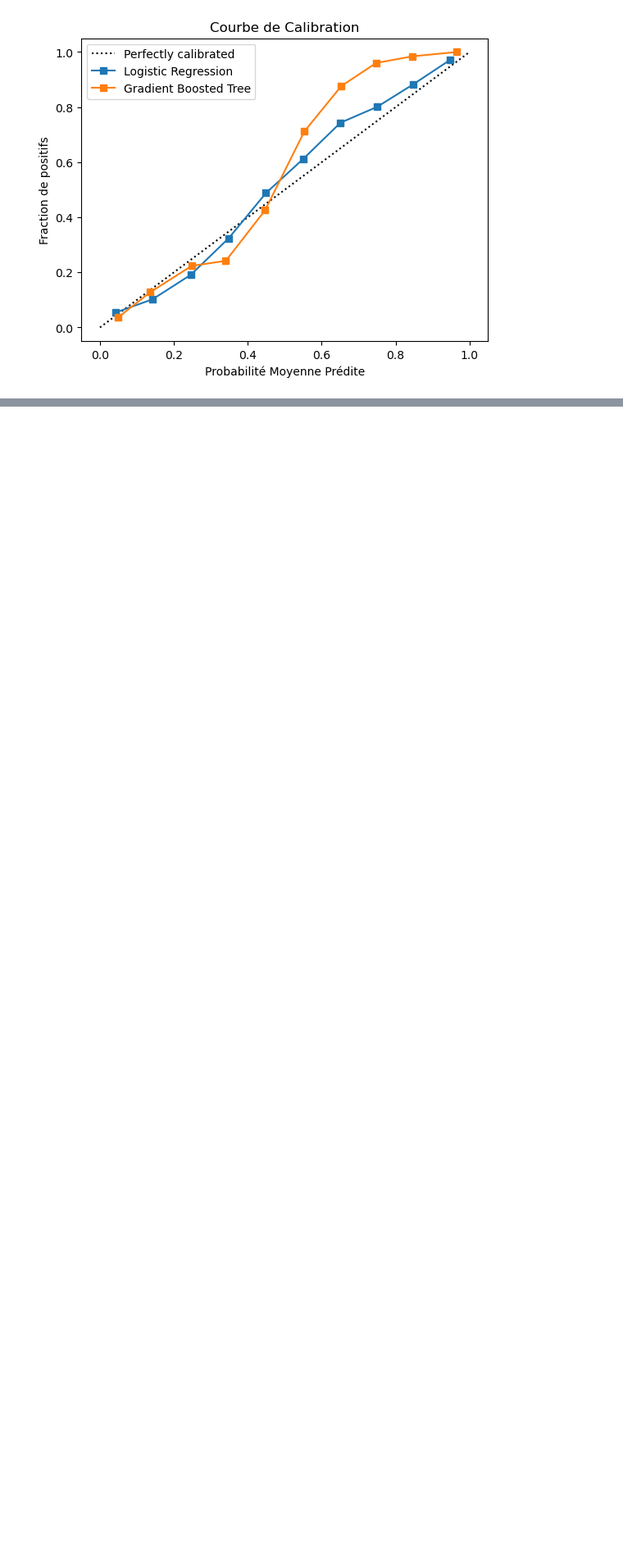
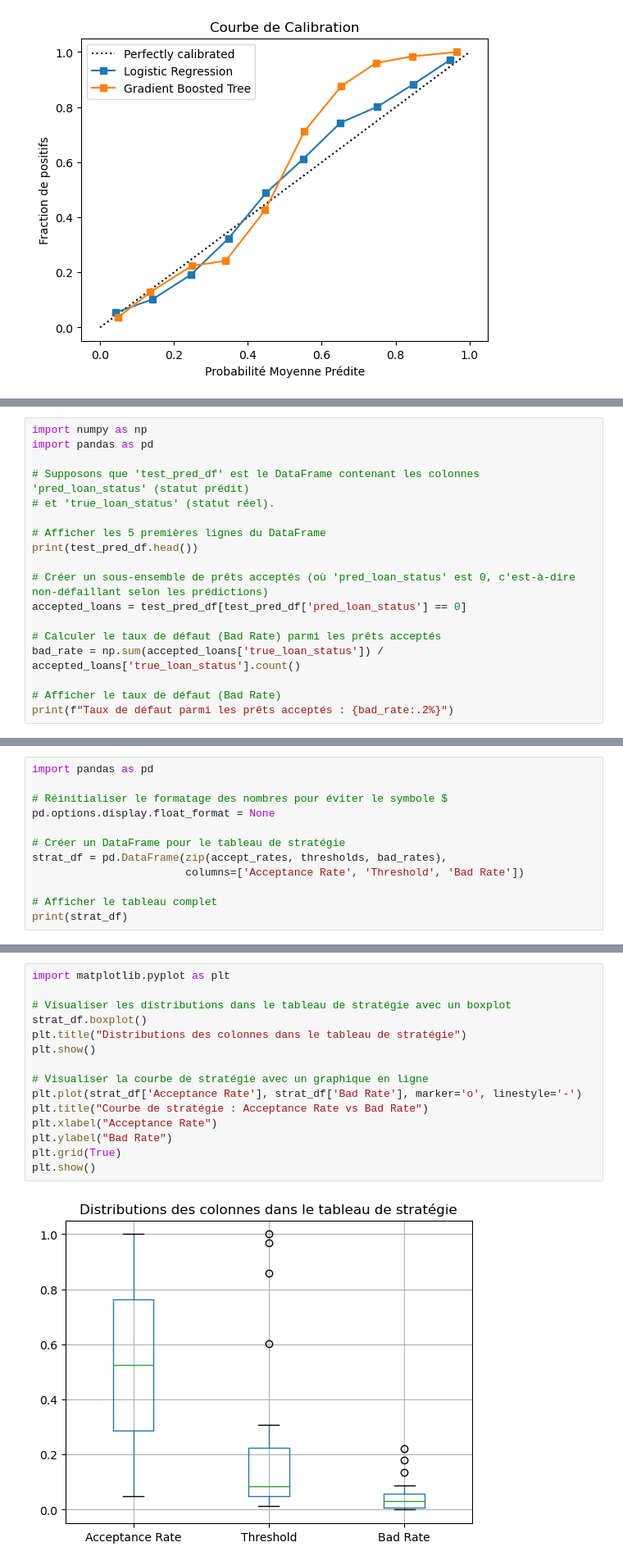
Before and after one commit to FromTchouaffe/portfolio, a Jupyter notebook: pret_data_RegLogVSRegXGBT.ipynb, the cells around one changed output, grey strips where cells are left out. Shown: that part at 82% size. Saved outputs shown, nothing was run; the diff lists cells and outputs as text; blank space fills up the shorter version.

Commit message:
Rajout du tableau de stratégie

```diff
--- a/pret_data_RegLogVSRegXGBT.ipynb
+++ b/pret_data_RegLogVSRegXGBT.ipynb
@@ -174,0 +265,18 @@ plt.show()
+# %%
+import numpy as np
+import pandas as pd
+
+# Supposons que 'test_pred_df' est le DataFrame contenant les colonnes 'pred_loan_status' (statut prédit)
+# et 'true_loan_status' (statut réel).
+
+# Afficher les 5 premières lignes du DataFrame
+print(test_pred_df.head())
+
+# Créer un sous-ensemble de prêts acceptés (où 'pred_loan_status' est 0, c'est-à-dire non-défaillant selon les prédictions)
+accepted_loans = test_pred_df[test_pred_df['pred_loan_status'] == 0]
+
+# Calculer le taux de défaut (Bad Rate) parmi les prêts acceptés
+bad_rate = np.sum(accepted_loans['true_loan_status']) / accepted_loans['true_loan_status'].count()
+
+# Afficher le taux de défaut (Bad Rate)
+print(f"Taux de défaut parmi les prêts acceptés : {bad_rate:.2%}")
@@ -174,0 +452,12 @@ plt.show()
+# %%
+import pandas as pd
+
+# Réinitialiser le formatage des nombres pour éviter le symbole $
+pd.options.display.float_format = None
+
+# Créer un DataFrame pour le tableau de stratégie
+strat_df = pd.DataFrame(zip(accept_rates, thresholds, bad_rates),
+                        columns=['Acceptance Rate', 'Threshold', 'Bad Rate'])
+
+# Afficher le tableau complet
+print(strat_df)
@@ -174,0 +482,17 @@ plt.show()
+# %%
+import matplotlib.pyplot as plt
+
+# Visualiser les distributions dans le tableau de stratégie avec un boxplot
+strat_df.boxplot()
+plt.title("Distributions des colonnes dans le tableau de stratégie")
+plt.show()
+
+# Visualiser la courbe de stratégie avec un graphique en ligne
+plt.plot(strat_df['Acceptance Rate'], strat_df['Bad Rate'], marker='o', linestyle='-')
+plt.title("Courbe de stratégie : Acceptance Rate vs Bad Rate")
+plt.xlabel("Acceptance Rate")
+plt.ylabel("Bad Rate")
+plt.grid(True)
+plt.show()
+# %% [output]
+[figure, added]
```
Also changed, not shown: parts of 24 cells of this notebook.
